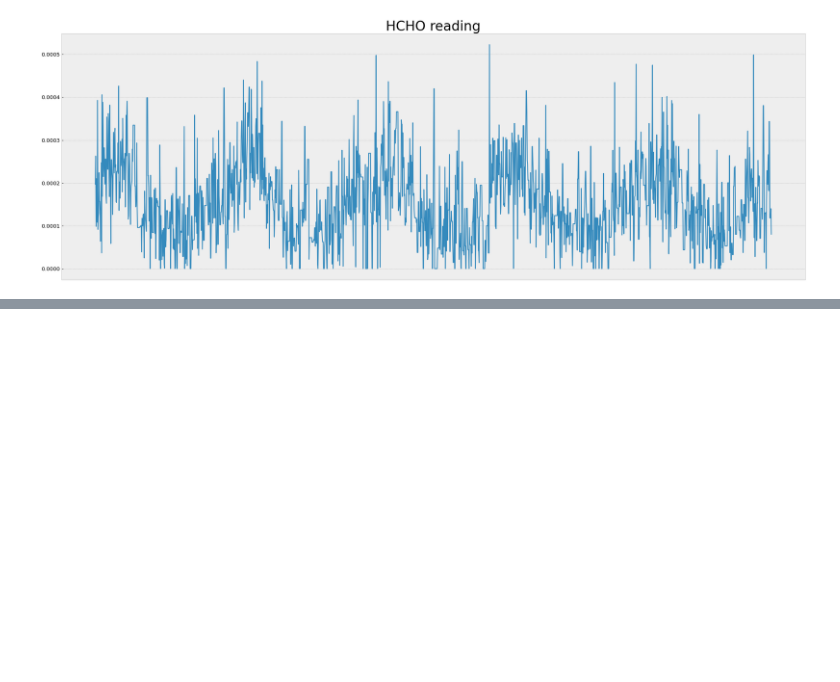
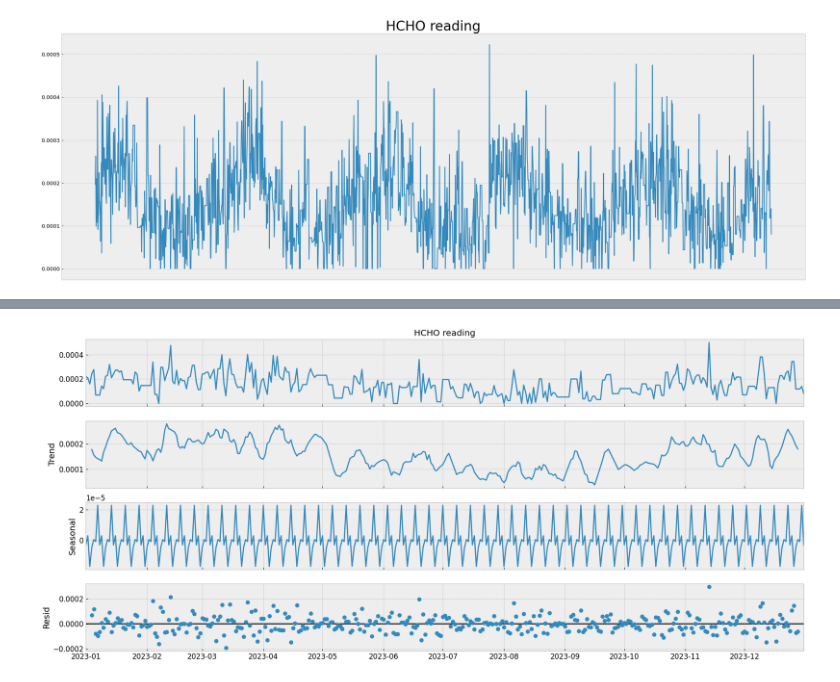
Before and after one commit to Esandu-Meth-Obadaarachchi/HCHO-level-Time-series-forecasting, a Jupyter notebook: DE_3_Analysis_and_.ipynb, the cells around one changed output, grey strips where cells are left out. Cells and saved outputs as stored; diff of their text form; code cells hidden in the pictures; blank space fills up the shorter version.

```diff
--- a/DE_3_Analysis_and_.ipynb
+++ b/DE_3_Analysis_and_.ipynb
@@ -186,0 +285,17 @@ plt.show()
+# %%
+# Set figure size
+plt.rcParams['figure.figsize'] = (18, 8)
+
+# Extracting the last year of data
+series = colombo_df['HCHO reading'][-365:]
+
+# Perform seasonal decomposition
+result = seasonal_decompose(series, model='additive')
+
+# Plot the decomposed components
+result.plot()
+
+# Show the plot
+plt.show()
+# %% [output]
+[figure, added]
```
Also changed, not shown: parts of 5 cells of this notebook.
